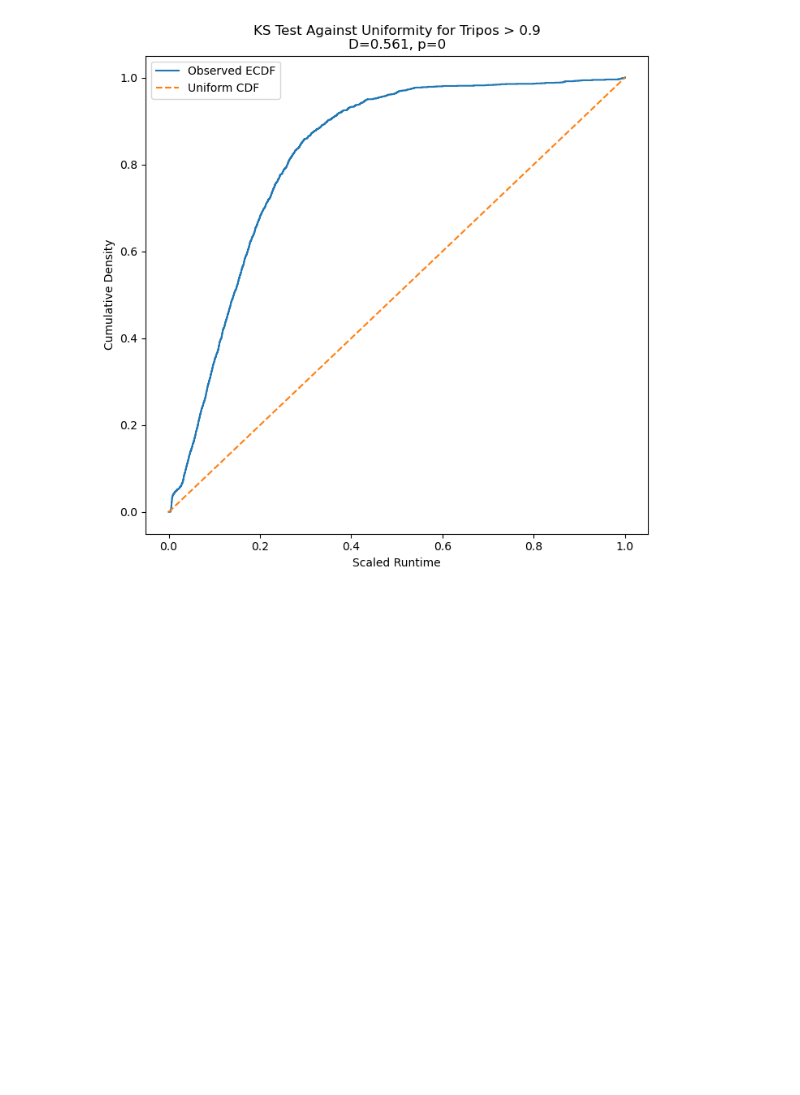
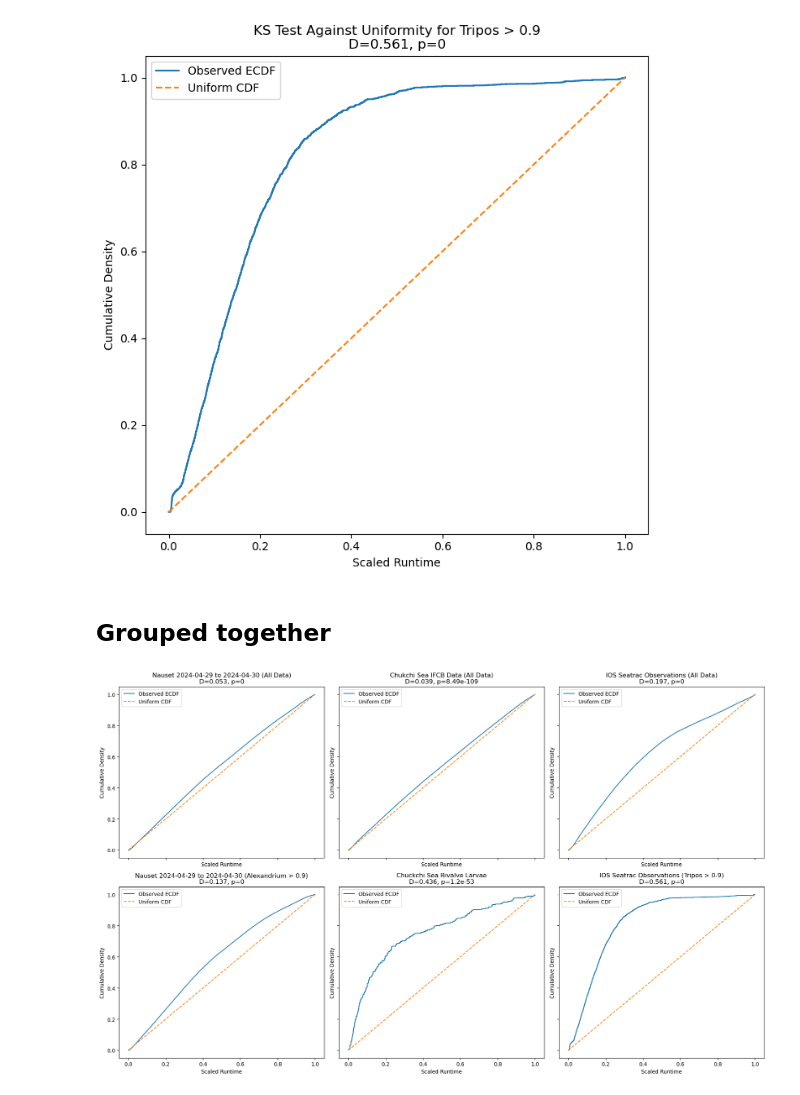
Before and after one commit to michaelstaiger/IFCBParticleSize, a Jupyter notebook: EmpyricalAnalysis/Notebooks/ReasearhReport/InSituResults.ipynb, the cells around one changed output. Cells and saved outputs as stored; diff of their text form; code cells hidden in the pictures; blank space fills up the shorter version.

```diff
--- a/EmpyricalAnalysis/Notebooks/ReasearhReport/InSituResults.ipynb
+++ b/EmpyricalAnalysis/Notebooks/ReasearhReport/InSituResults.ipynb
@@ -356,3 +392,25 @@ tripos_ks, tripos_p = plot_runtime_cdf(tripos_filtered_df, "KS Test Against Unif
 KS statistic: 0.561
 p-value: 0
 [figure]
+# %% [markdown]
+## Grouped together
+# %%
+fig, axes = plt.subplots(2, 3, figsize=(18, 11),
+                         sharex=True, sharey=True)
+
+
+
+plot_multi_runtime_cdf(master_df, axes[0, 0], "Nauset 2024-04-29 to 2024-04-30 (All Data)")
+plot_multi_runtime_cdf(runtime_series.to_frame(name="RunTime"), axes[0, 1], "Chukchi Sea IFCB Data (All Data)")
+plot_multi_runtime_cdf(tripos_df, axes[0, 2], "IOS Seatrac Observations (All Data)")
+plot_multi_runtime_cdf(alexfilt_df, axes[1, 0], "Nauset 2024-04-29 to 2024-04-30 (Alexandrium > 0.9)")
+plot_multi_runtime_cdf(larvae_df, axes[1, 1], "Chuckchi Sea Bivalve Larvae")
+plot_multi_runtime_cdf(tripos_filtered_df, axes[1, 2], "IOS Seatrac Observations (Tripos > 0.9)")
+
+# fig.supxlabel("Scaled Runtime", fontsize=14)
+# fig.supylabel("Cumulative Density", fontsize=14)
+
+plt.tight_layout()
+plt.show()
+# %% [output]
+[figure, added]
```
Also changed, not shown: parts of 9 cells of this notebook, 9 other files.
